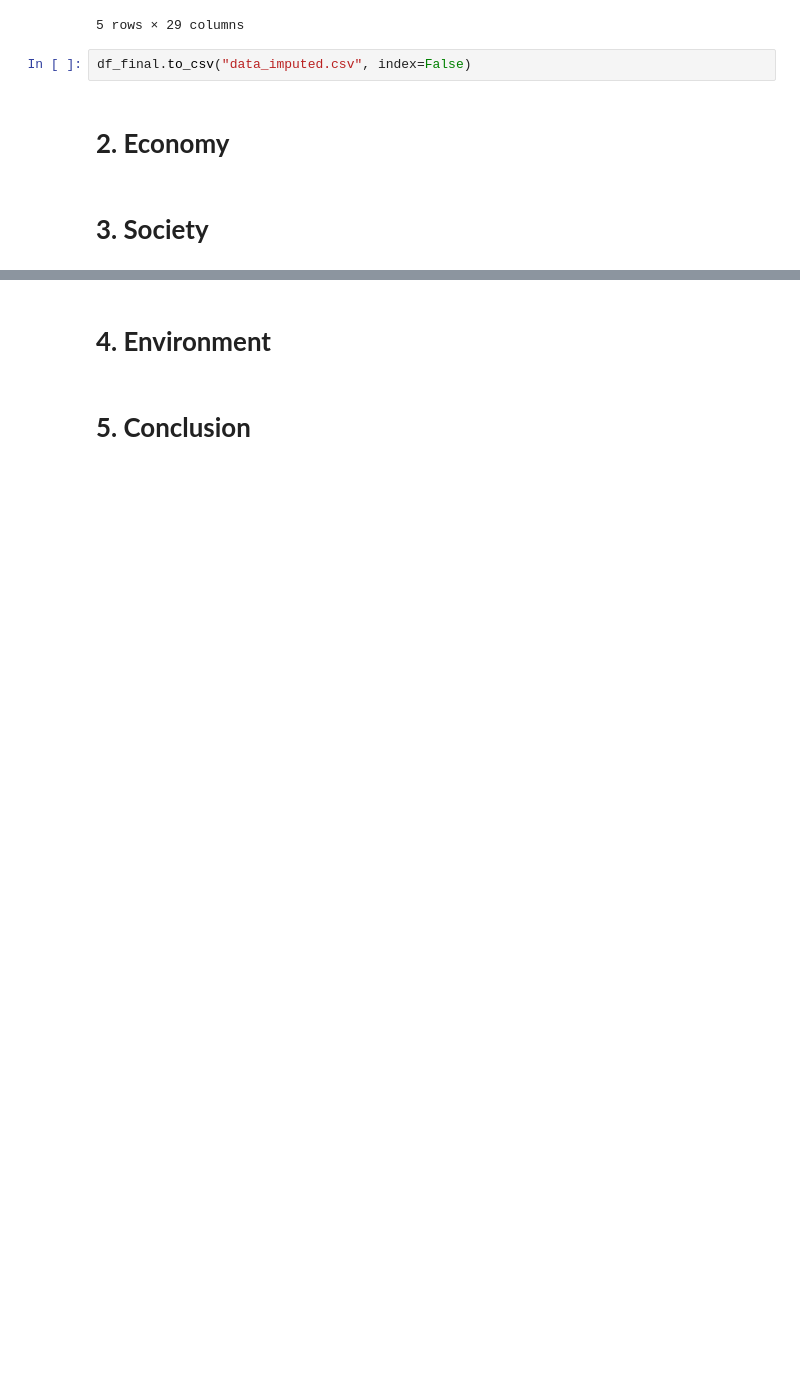
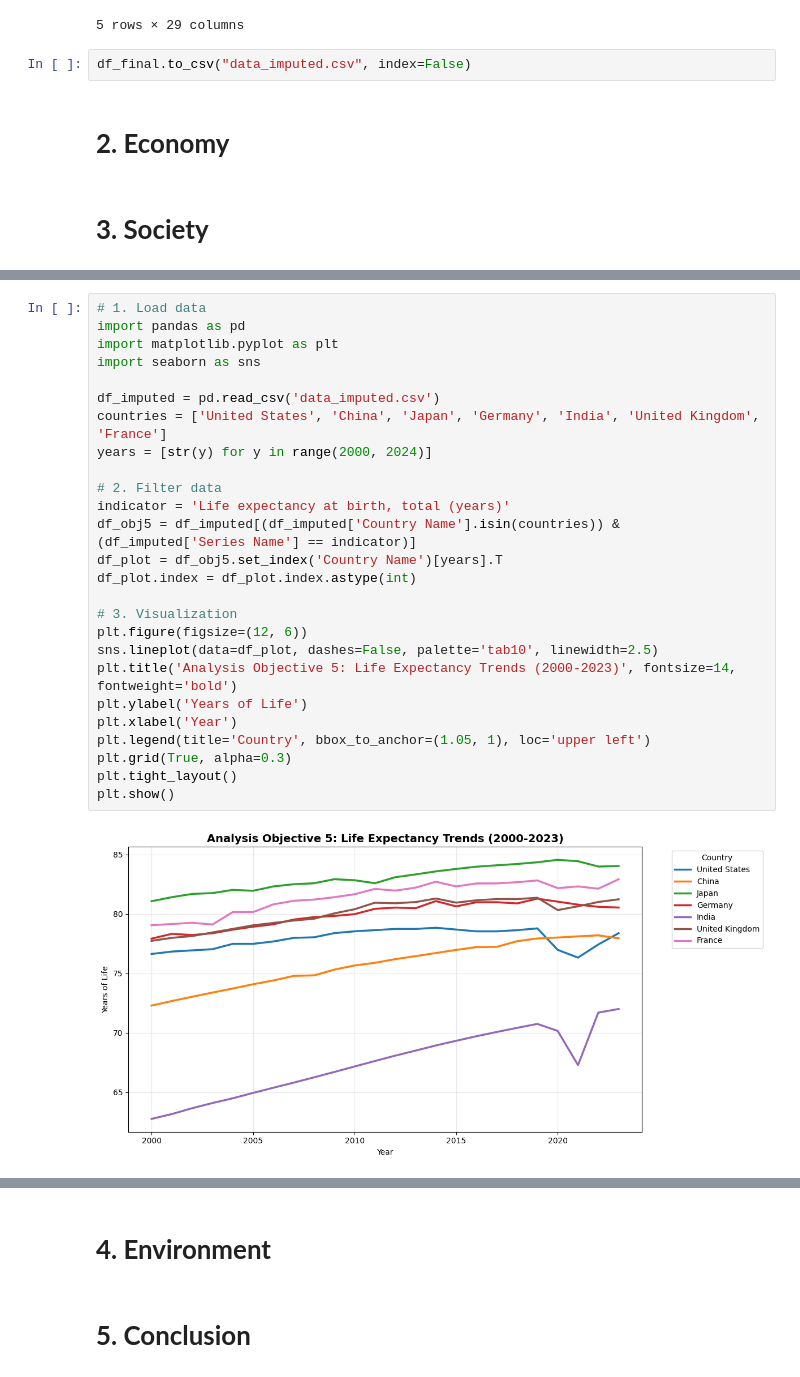
Before and after one commit to pqthinh232/DV-Lab-02-Data-mining-and-Visualization, a Jupyter notebook: submissions/Thien.ipynb, the cells around one changed output, grey strips where cells are left out. Cells and saved outputs as stored; diff of their text form; blank space fills up the shorter version.

Commit message:
objective 5 - objective 8 insight
waiting for revision later, too fed up with this today

```diff
--- a/submissions/Thien.ipynb
+++ b/submissions/Thien.ipynb
@@ -252,0 +273,28 @@ df_final.to_csv("data_imputed.csv", index=False)
+# %%
+# 1. Load data
+import pandas as pd
+import matplotlib.pyplot as plt
+import seaborn as sns
+
+df_imputed = pd.read_csv('data_imputed.csv')
+countries = ['United States', 'China', 'Japan', 'Germany', 'India', 'United Kingdom', 'France']
+years = [str(y) for y in range(2000, 2024)]
+
+# 2. Filter data
+indicator = 'Life expectancy at birth, total (years)'
+df_obj5 = df_imputed[(df_imputed['Country Name'].isin(countries)) & (df_imputed['Series Name'] == indicator)]
+df_plot = df_obj5.set_index('Country Name')[years].T
+df_plot.index = df_plot.index.astype(int)
+
+# 3. Visualization
+plt.figure(figsize=(12, 6))
+sns.lineplot(data=df_plot, dashes=False, palette='tab10', linewidth=2.5)
+plt.title('Analysis Objective 5: Life Expectancy Trends (2000-2023)', fontsize=14, fontweight='bold')
+plt.ylabel('Years of Life')
+plt.xlabel('Year')
+plt.legend(title='Country', bbox_to_anchor=(1.05, 1), loc='upper left')
+plt.grid(True, alpha=0.3)
+plt.tight_layout()
+plt.show()
+# %% [output]
+[figure, added]
```
Also changed, not shown: parts of 13 cells of this notebook.
